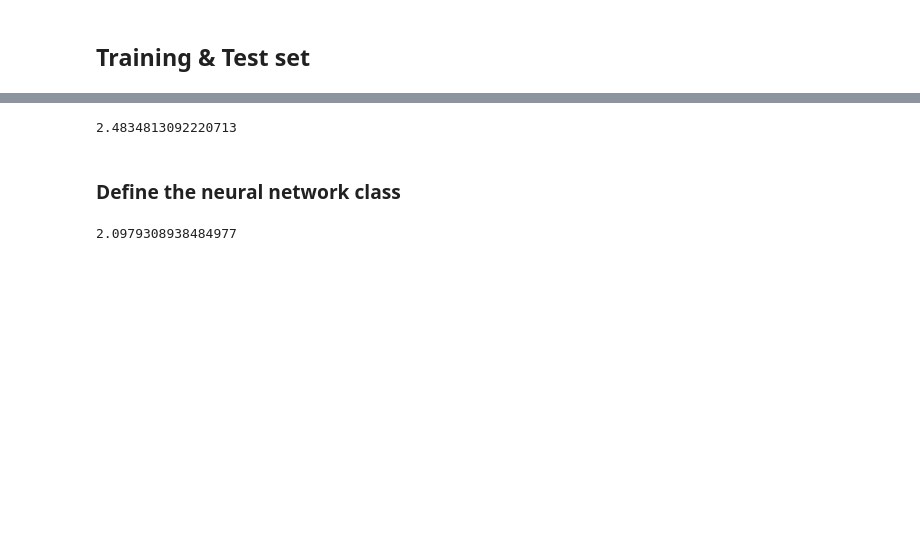
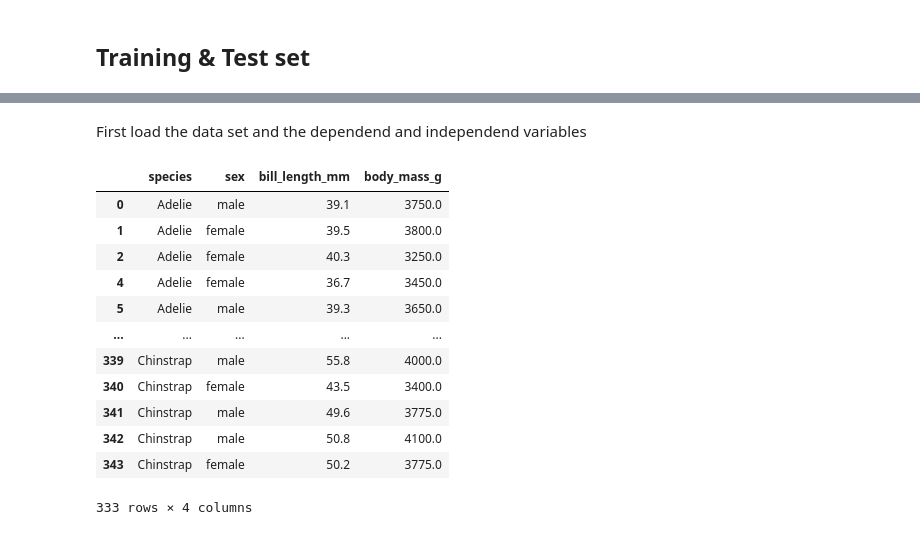
Before and after one commit to DavidOut03/Deeplearning-assignments, a Jupyter notebook: Assignment1/1.2_neuralnetwork.ipynb, the cells around one changed output, grey strips where cells are left out. Saved outputs shown, nothing was run; the diff lists cells and outputs as text; code cells hidden in the pictures; blank space fills up the shorter version.

```diff
--- a/Assignment1/1.2_neuralnetwork.ipynb
+++ b/Assignment1/1.2_neuralnetwork.ipynb
@@ -92,15 +9,0 @@ def squared_error_derivative(ytarget: float, ypred: float):
-# %%
-def gradient(x: float, weight: float, bias: float, ytarget: float):
-    output = x * weight + bias
-    ypred = relu(output)
-
-    loss_prime = -2 * (ytarget - ypred)
-
-    return loss_prime * relu_derivative(output) * x
-
-def compute_new_weight(weight: float, learning_rate: float, gradient: float):
-    return weight - learning_rate * gradient
-# %% [output]
-2.4834813092220713
-# %% [markdown]
-### Define the neural network class
@@ -166,8 +10,23 @@ class NeuralNetwork:
-# %%
-nn = NeuralNetwork()
-details = nn.train(train_set)
-mse = nn.compute_mse(details['loss'])
-
-mse
-# %% [output]
-2.0979308938484977
+# %% [markdown]
+First load the data set and the dependend and independend variables
+# %%
+csv_file = './data/palmerpenguins_original.csv'
+data = pd.read_csv(csv_file)
+
+df = data.loc[:, ['species', 'sex', 'bill_length_mm', 'body_mass_g']]
+df = df.dropna()
+df
+# %% [output]
+|  | species | sex | bill_length_mm | body_mass_g |
+| 0 | Adelie | male | 39.1 | 3750.0 |
+| 1 | Adelie | female | 39.5 | 3800.0 |
+| 2 | Adelie | female | 40.3 | 3250.0 |
+| 4 | Adelie | female | 36.7 | 3450.0 |
+| 5 | Adelie | male | 39.3 | 3650.0 |
+| ... | ... | ... | ... | ... |
+| 339 | Chinstrap | male | 55.8 | 4000.0 |
+| 340 | Chinstrap | female | 43.5 | 3400.0 |
+| 341 | Chinstrap | male | 49.6 | 3775.0 |
+| 342 | Chinstrap | male | 50.8 | 4100.0 |
+| 343 | Chinstrap | female | 50.2 | 3775.0 |
+333 rows × 4 columns
```
Also changed, not shown: parts of 21 cells of this notebook, 1 other file.
